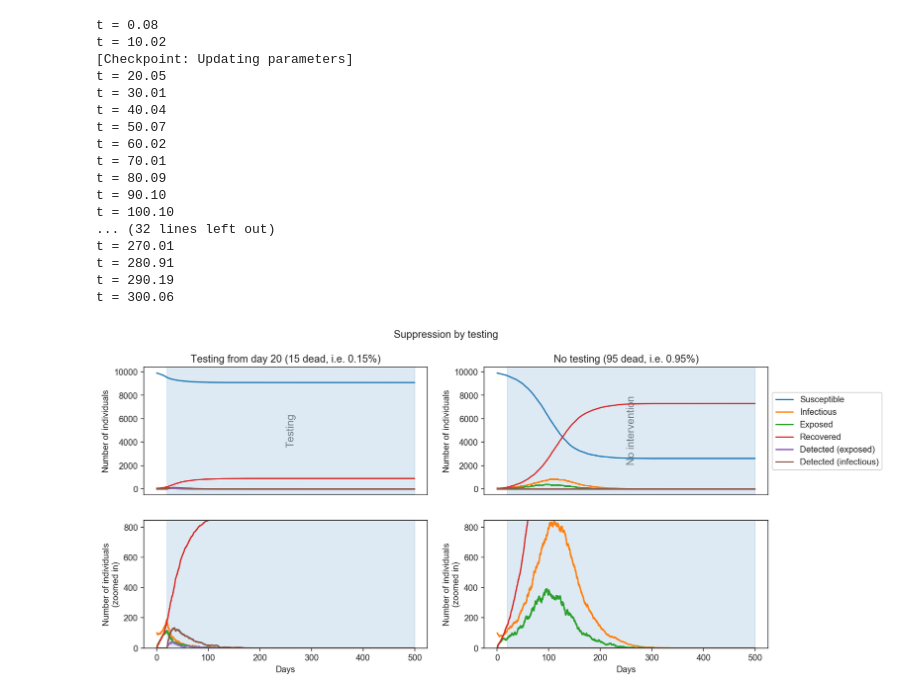
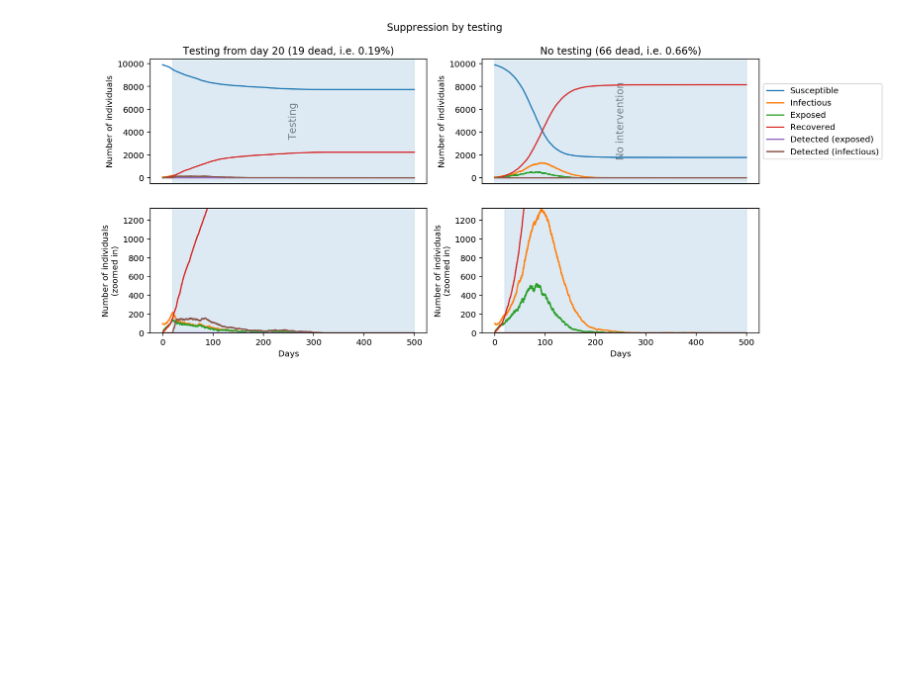
Before and after one commit to paulromer149/ubiquitous-testing, a Jupyter notebook: SEIRSplus_test_everyone.ipynb, the cells around one changed output. Cells and saved outputs as stored; diff of their text form; code cells hidden in the pictures; blank space fills up the shorter version.

```diff
--- a/SEIRSplus_test_everyone.ipynb
+++ b/SEIRSplus_test_everyone.ipynb
@@ -14,22 +16,6 @@ def plot_models(model, cmodel, cpmodel=None, cpcontrol=None, title="", tmax=500)
     if cpcontrol is None:
         cpcontrol = []
     cpcontrol.append((tmax, ""))
-
-    model.tseries = np.append(model.tseries, 500)
-    model.numS = np.append(model.numS, model.numS[-1])
-    model.numI = np.append(model.numI, model.numI[-1])
-    model.numE = np.append(model.numE, model.numE[-1])
-    model.numR = np.append(model.numR, model.numR[-1])
-    model.numD_E = np.append(model.numD_E, model.numD_E[-1])
-    model.numD_I = np.append(model.numD_I, model.numD_I[-1])
-
-    cmodel.tseries = np.append(cmodel.tseries, 500)
-    cmodel.numS = np.append(cmodel.numS, cmodel.numS[-1])
-    cmodel.numI = np.append(cmodel.numI, cmodel.numI[-1])
-    cmodel.numE = np.append(cmodel.numE, cmodel.numE[-1])
-    cmodel.numR = np.append(cmodel.numR, cmodel.numR[-1])
-    cmodel.numD_E = np.append(cmodel.numD_E, cmodel.numD_E[-1])
-    cmodel.numD_I = np.append(cmodel.numD_I, cmodel.numD_I[-1])
 
     y_max = np.max((np.max(cmodel.numI), np.max(cmodel.numE), np.max(cmodel.numD_E), np.max(cmodel.numD_I), np.max(model.numI), np.max(model.numE), np.max(model.numD_E), np.max(model.numD_I)))
     fig = plt.figure(figsize=(13,6))
@@ -46,7 +32,7 @@ def plot_models(model, cmodel, cpmodel=None, cpcontrol=None, title="", tmax=500)
         ax.axvspan(checkpoints[i][0], checkpoints[i+1][0], alpha=0.15, color=plt.cm.tab10(i))
         plt.text(np.mean((checkpoints[i][0], checkpoints[i+1][0])), 5000, checkpoints[i][1], fontsize=12, rotation=90, va="center", ha="center", color="grey", zorder=-1)
     plt.ylabel("Number of individuals")
-    plt.title(f"Testing from day {test_start} ({int(model.numF[-1])} dead, i.e. {model.numF[-1] / model.numNodes * 100}%)")
+    plt.title(f"Testing from day {test_start} ({int(model.numF[-1])} dead, i.e. {model.numF[-1] / model.numNodes * 100:.2f}%)")
     plt.xticks([])
 
     ax=plt.subplot(223)
@@ -76,7 +62,7 @@ def plot_models(model, cmodel, cpmodel=None, cpcontrol=None, title="", tmax=500)
         ax.axvspan(checkpoints[i][0], checkpoints[i+1][0], alpha=0.15, color=plt.cm.tab10(i))
         plt.text(np.mean((checkpoints[i][0], checkpoints[i+1][0])), 5000, checkpoints[i][1], fontsize=12, rotation=90, va="center", ha="center", color="grey", zorder=-1)
     plt.ylabel("Number of individuals")
-    plt.title(f"No testing ({int(cmodel.numF[-1])} dead, i.e. {cmodel.numF[-1] / cmodel.numNodes * 100}%)")
+    plt.title(f"No testing ({int(cmodel.numF[-1])} dead, i.e. {cmodel.numF[-1] / cmodel.numNodes * 100:.2f}%)")
     plt.xticks([])
 
     ax=plt.subplot(224)
@@ -95,60 +81,43 @@ def plot_models(model, cmodel, cpmodel=None, cpcontrol=None, title="", tmax=500)
 # %%
 numNodes = 10000           # Size of the population
 n_days = 500               # Number of days to simulate
 baseGraph    = networkx.barabasi_albert_graph(n=numNodes, m=9)
 G_normal     = custom_exponential_graph(baseGraph, scale=100)
 G_quarantine = custom_exponential_graph(baseGraph, scale=5)
 
 
 model_params = dict(
     G=G_normal,             # Social graph under normal conditions
-    beta=0.155,             # Rate of transmission (transmissions per S-I contact per day)
-    sigma=1/5.2,            # Rate of progression (inverse of incubation period)
-    gamma=1/12.39,          # Rate of recovery (inverse of infectiopus period)
-    mu_I=0.001,             # Death rate of infected individuals
-    p=0.5,                  # Locality of contacts (p=0, only local; p=1, only global)
+    beta=0.17,              # Rate of transmission (transmissions per S-I contact per day)
+    sigma=1/5,              # Rate of progression (inverse of incubation period)
+    gamma=1/14,             # Rate of recovery (inverse of infectious period)
+    mu_I=0.0005,             # Death rate of infected individuals
+    p=0.25,                 # Locality of contacts (p=0, only local; p=1, only global)
     Q=G_quarantine,         # Social graph under quarantine (applies only to quarantined individuals)
-    beta_D=0.155,           # Rate of transmission for detected cases
-    sigma_D=1/5.2,          # Rate of progression for detected cases
-    gamma_D=1/12.39,        # Rate of recovery for detected cases
-    mu_D=0.001,             # Death rate of detected individuals
+    beta_D=0.17,            # Rate of transmission for detected cases
+    sigma_D=1/5,            # Rate of progression for detected cases
+    gamma_D=1/14,           # Rate of recovery for detected cases
+    mu_D=0.0005,             # Death rate of detected individuals
     theta_E=0,              # Rate of testing for exposed individuals
     theta_I=0,              # Rate of testing for infectious individuals
     phi_E=0,                # Rate of contact tracing testing for exposed individuals
     phi_I=0,                # Rate of contact tracing testing for infectious individuals
-    psi_E=0.8,              # probability that an exposed individual is correctly identified when tested
-    psi_I=0.8,              # probability that an infected individual is correctly identified when tested
+    psi_E=0.8,             # probability that an exposed individual is correctly identified when tested
+    psi_I=0.8,             # probability that an infected individual is correctly identified when tested
     q=0.02,                 # Probability of global interactions for quarantined individuals
     initI=100               # Initial number of infected individuals
 )
 
 test_start = 20 # On what day do we start testing?
 test_fraction = 1/7 # probability that a person is tested any given day
 
 model = SEIRSNetworkModel(**model_params)
 checkpoints = {'t': [test_start], 'theta_E': [test_fraction], 'theta_I': [test_fraction]}
 model.run(T=n_days, checkpoints=checkpoints, verbose=False)
 
 # Control model, identical to the above, except we don't use the testing checkpoint
 cmodel = SEIRSNetworkModel(**model_params)
 cmodel.run(T=n_days, verbose=False)
-plot_models(model, cmodel, [(test_start, "Testing")], [(test_start, "No intervention")], "Suppression by testing")
+plot_models(model, cmodel, [(test_start, "Testing")], [(0, "No intervention")], "Suppression by testing")
 # %% [output]
-t = 0.08
-t = 10.02
-[Checkpoint: Updating parameters]
-t = 20.05
-t = 30.01
-t = 40.04
-t = 50.07
-t = 60.02
-t = 70.01
-t = 80.09
-t = 90.10
-t = 100.10
-... (32 lines left out)
-t = 270.01
-t = 280.91
-t = 290.19
-t = 300.06
-[figure, old version]
+[figure, new version]
```
Also changed, not shown: parts of 16 cells of this notebook.
